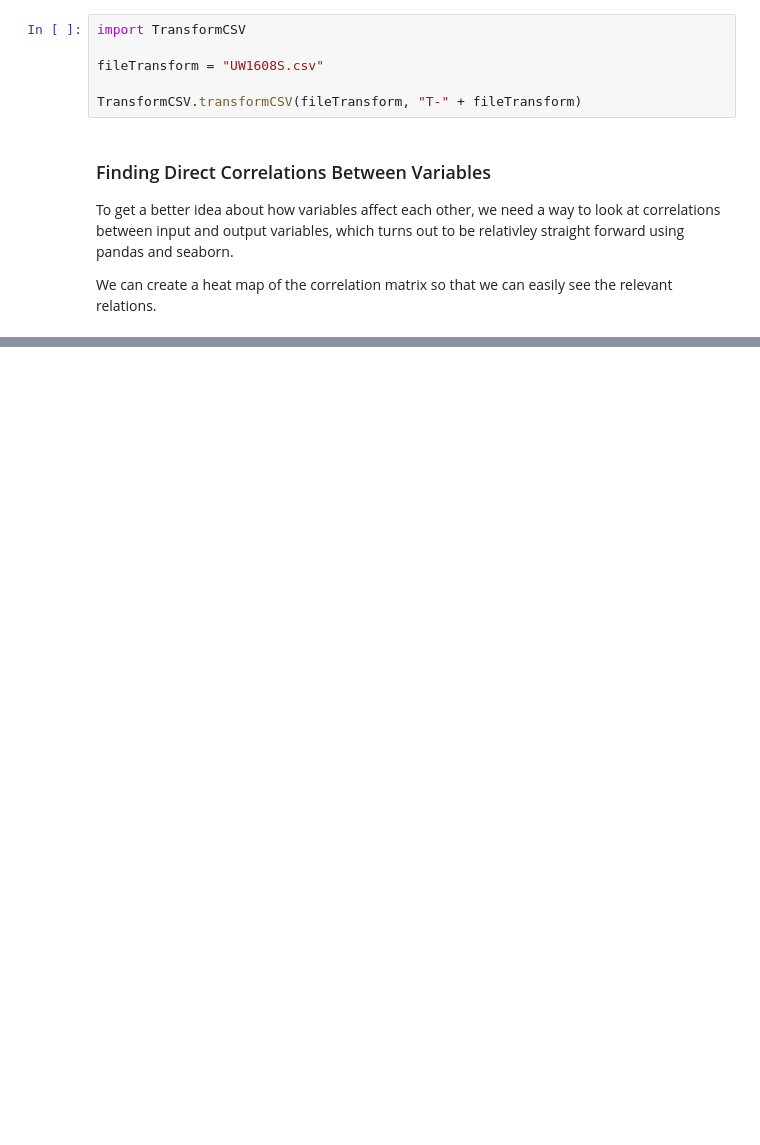
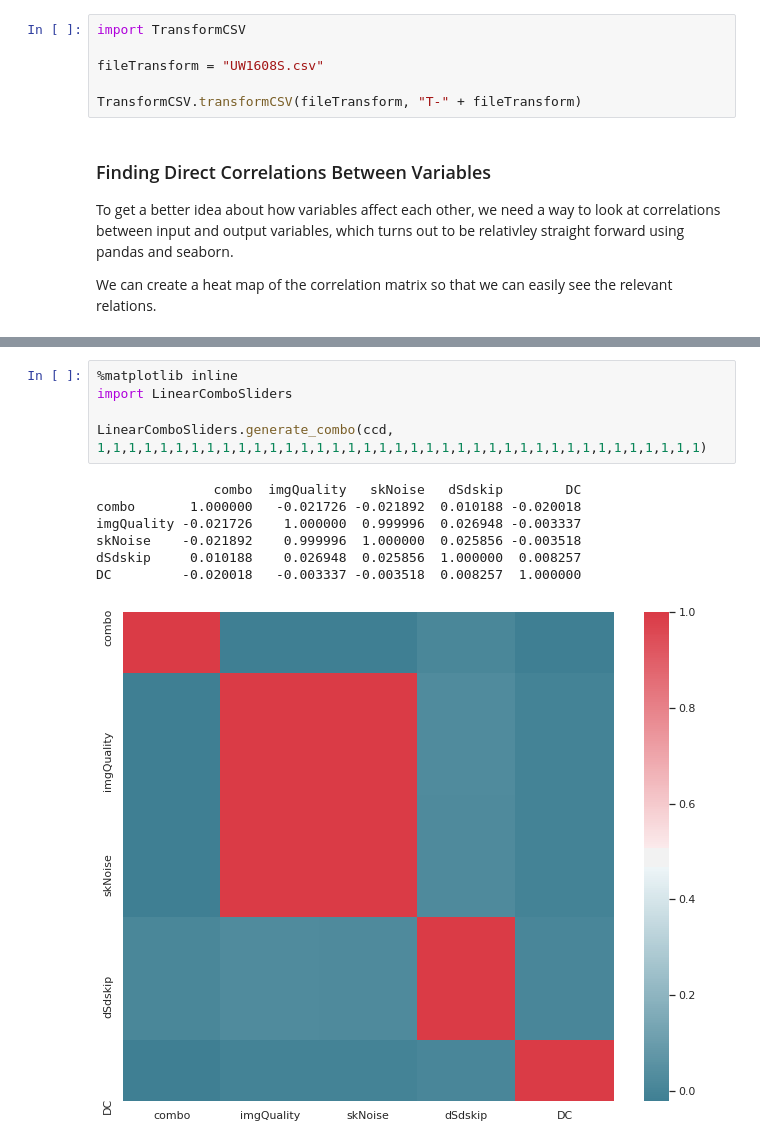
Before and after one commit to SamuelDAmbrosia/CCD-Optimization-Using-Machine-Learning, a Jupyter notebook: Machine-Learning-Optimitzation-Development-Doc.ipynb, the cells around one changed output, grey strips where cells are left out. Drawn from its saved outputs; the diff is of its cells as text; blank space fills up the shorter version.

```diff
--- a/Machine-Learning-Optimitzation-Development-Doc.ipynb
+++ b/Machine-Learning-Optimitzation-Development-Doc.ipynb
@@ -90,0 +93,13 @@ Direct correlations will not tell us enough about the data since, as we know fro
+# %%
+%matplotlib inline
+import LinearComboSliders
+
+LinearComboSliders.generate_combo(ccd, 1,1,1,1,1,1,1,1,1,1,1,1,1,1,1,1,1,1,1,1,1,1,1,1,1,1,1,1,1,1,1,1,1,1,1,1,1,1,1)
+# %% [output]
+               combo  imgQuality   skNoise   dSdskip        DC
+combo       1.000000   -0.021726 -0.021892  0.010188 -0.020018
+imgQuality -0.021726    1.000000  0.999996  0.026948 -0.003337
+skNoise    -0.021892    0.999996  1.000000  0.025856 -0.003518
+dSdskip     0.010188    0.026948  0.025856  1.000000  0.008257
+DC         -0.020018   -0.003337 -0.003518  0.008257  1.000000
+[figure, added]
```
Also changed, not shown: parts of 3 cells of this notebook.
